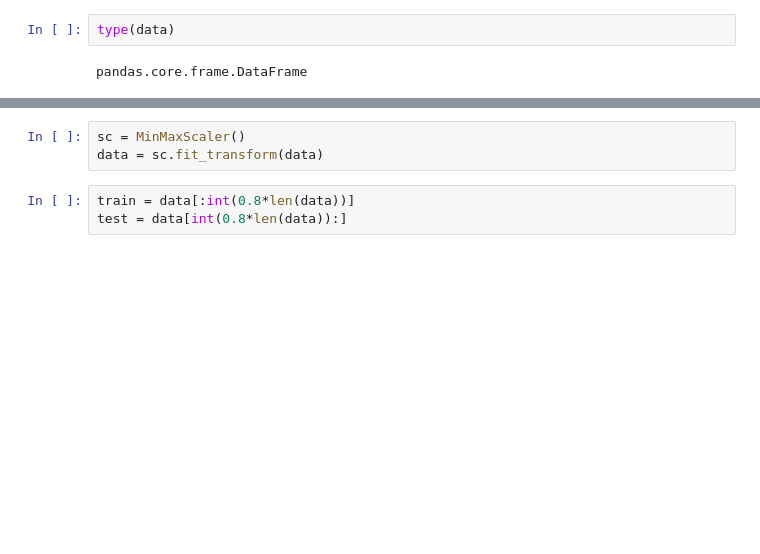
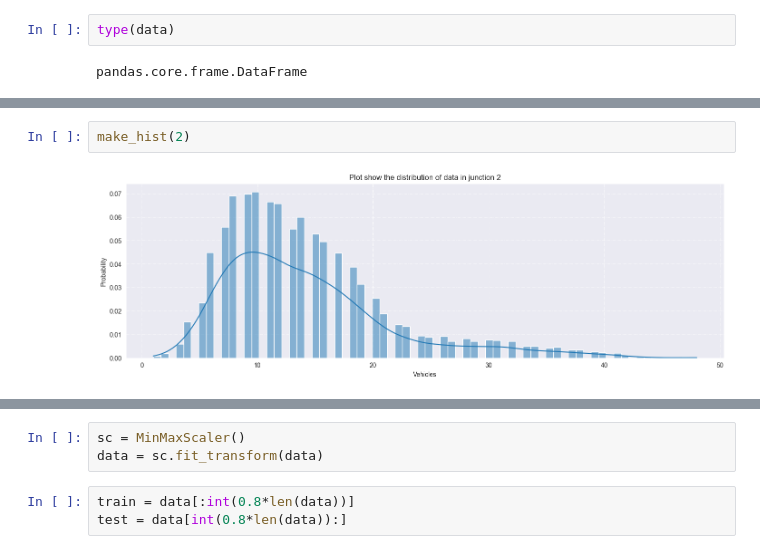
Before and after one commit to yasinsametkaraca/time-series-forecasting, a Jupyter notebook: smart-city/project.ipynb, the cells around one changed output, grey strips where cells are left out. Saved outputs shown, nothing was run; the diff lists cells and outputs as text; blank space fills up the shorter version.

```diff
--- a/smart-city/project.ipynb
+++ b/smart-city/project.ipynb
@@ -48,0 +82,4 @@ pandas.core.frame.DataFrame
+# %%
+make_hist(2)
+# %% [output]
+[figure, added]
```
Also changed, not shown: parts of 19 cells of this notebook, 4 other files.
